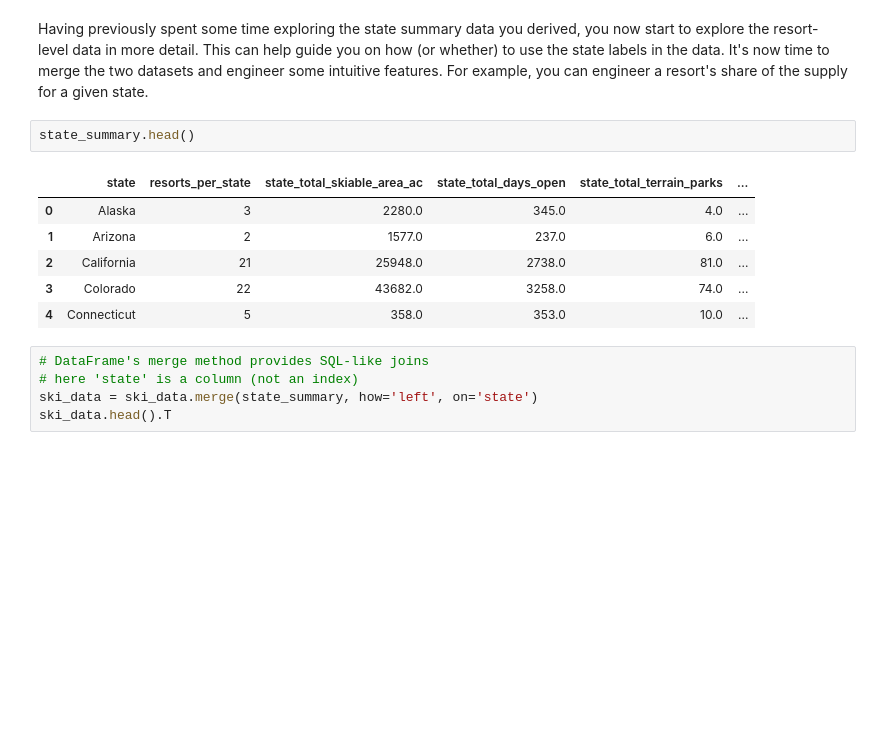
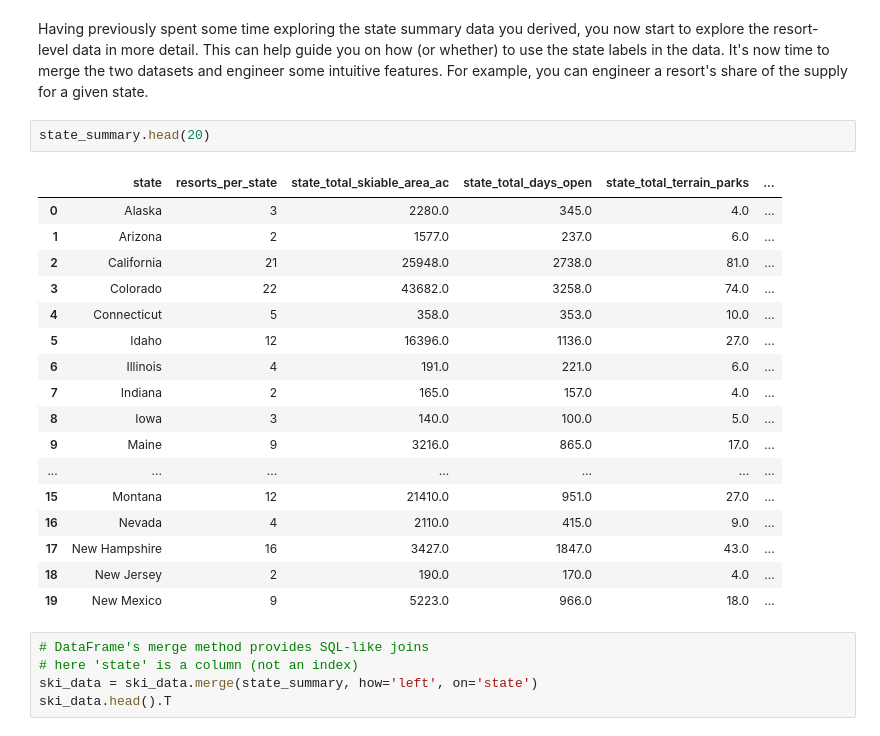
Before and after one commit to BradDoty/DataScienceGuidedCapstone, a Jupyter notebook: Notebooks/03_exploratory_data_analysis.ipynb, the cells around one changed output. Saved outputs shown, nothing was run; the diff lists cells and outputs as text; blank space fills up the shorter version.

```diff
--- a/Notebooks/03_exploratory_data_analysis.ipynb
+++ b/Notebooks/03_exploratory_data_analysis.ipynb
@@ -731,14 +863,25 @@ ski_data.head().T
 # %% [markdown]
 Having previously spent some time exploring the state summary data you derived, you now start to explore the resort-level data in more detail. This can help guide you on how (or whether) to use the state labels in the data. It's now time to merge the two datasets and engineer some intuitive features. For example, you can engineer a resort's share of the supply for a given state.
 # %%
-state_summary.head()
+state_summary.head(20)
 # %% [output]
 |  | state | resorts_per_state | state_total_skiable_area_ac | state_total_days_open | state_total_terrain_parks | ... |
 | 0 | Alaska | 3 | 2280.0 | 345.0 | 4.0 | ... |
 | 1 | Arizona | 2 | 1577.0 | 237.0 | 6.0 | ... |
 | 2 | California | 21 | 25948.0 | 2738.0 | 81.0 | ... |
 | 3 | Colorado | 22 | 43682.0 | 3258.0 | 74.0 | ... |
 | 4 | Connecticut | 5 | 358.0 | 353.0 | 10.0 | ... |
+| 5 | Idaho | 12 | 16396.0 | 1136.0 | 27.0 | ... |
+| 6 | Illinois | 4 | 191.0 | 221.0 | 6.0 | ... |
+| 7 | Indiana | 2 | 165.0 | 157.0 | 4.0 | ... |
+| 8 | Iowa | 3 | 140.0 | 100.0 | 5.0 | ... |
+| 9 | Maine | 9 | 3216.0 | 865.0 | 17.0 | ... |
+| ... | ... | ... | ... | ... | ... | ... |
+| 15 | Montana | 12 | 21410.0 | 951.0 | 27.0 | ... |
+| 16 | Nevada | 4 | 2110.0 | 415.0 | 9.0 | ... |
+| 17 | New Hampshire | 16 | 3427.0 | 1847.0 | 43.0 | ... |
+| 18 | New Jersey | 2 | 190.0 | 170.0 | 4.0 | ... |
+| 19 | New Mexico | 9 | 5223.0 | 966.0 | 18.0 | ... |
 # %%
 # DataFrame's merge method provides SQL-like joins
 # here 'state' is a column (not an index)
```
Also changed, not shown: parts of 25 cells of this notebook, 1 other file.
